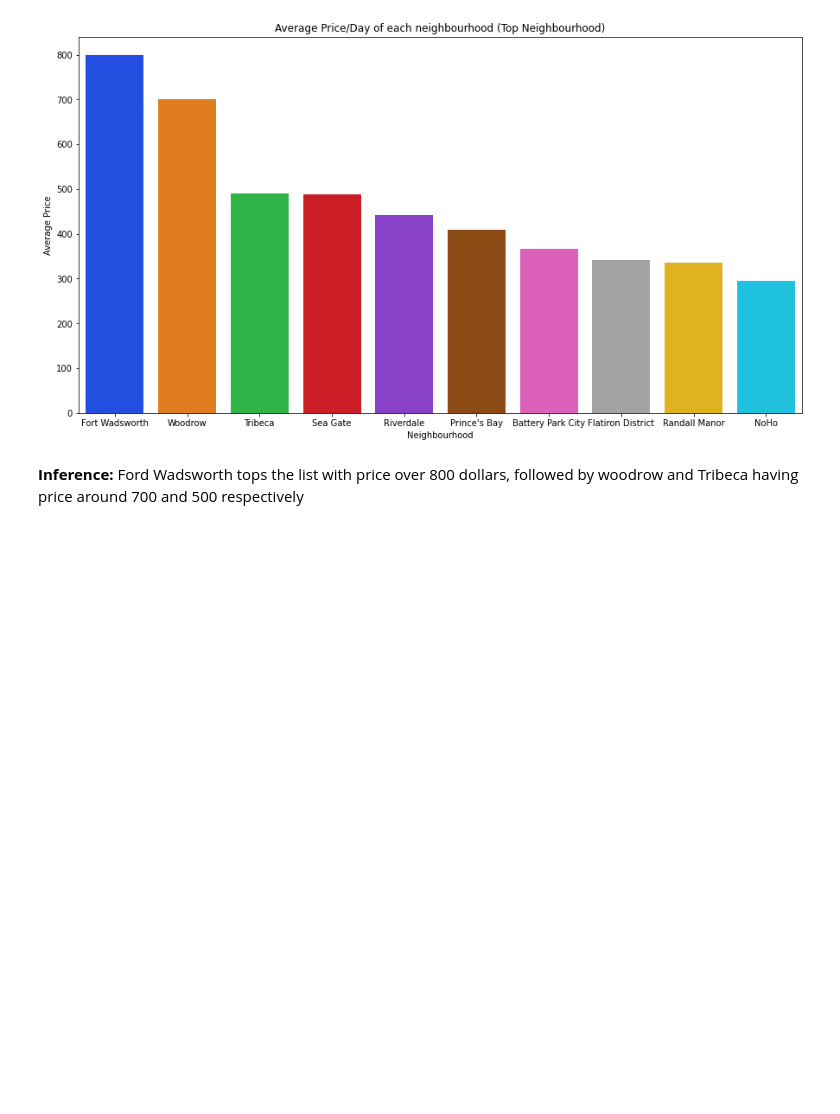
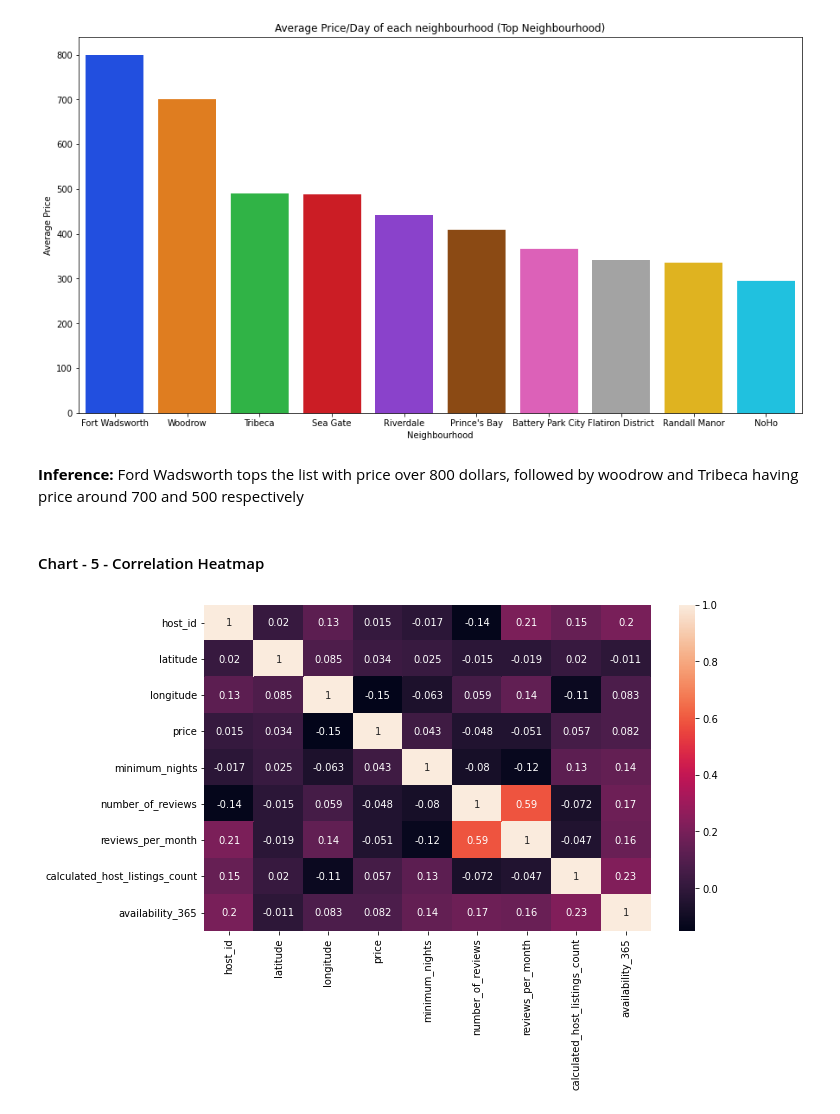
Before and after one commit to v1git12/Capstone-Project-1---AirBnb-Booking-Analysis, a Jupyter notebook: AirBnb_Booking_Analysis.ipynb, the cells around one changed output. Cells and saved outputs as stored; diff of their text form; code cells hidden in the pictures; blank space fills up the shorter version.

```diff
--- a/AirBnb_Booking_Analysis.ipynb
+++ b/AirBnb_Booking_Analysis.ipynb
@@ -621,3 +621,12 @@ plt.show()
 [figure]
 # %% [markdown]
 **Inference:** Ford Wadsworth tops the list with price over 800 dollars, followed by woodrow and Tribeca having price around 700 and 500 respectively
+# %% [markdown]
+#### Chart - 5 - Correlation Heatmap
+# %%
+corr = airbnb_data.corr()
+plt.figure(figsize = (10,6))
+sns.heatmap(corr, annot=True)
+plt.show()
+# %% [output]
+[figure, added]
```
Also changed, not shown: parts of 23 cells of this notebook.
